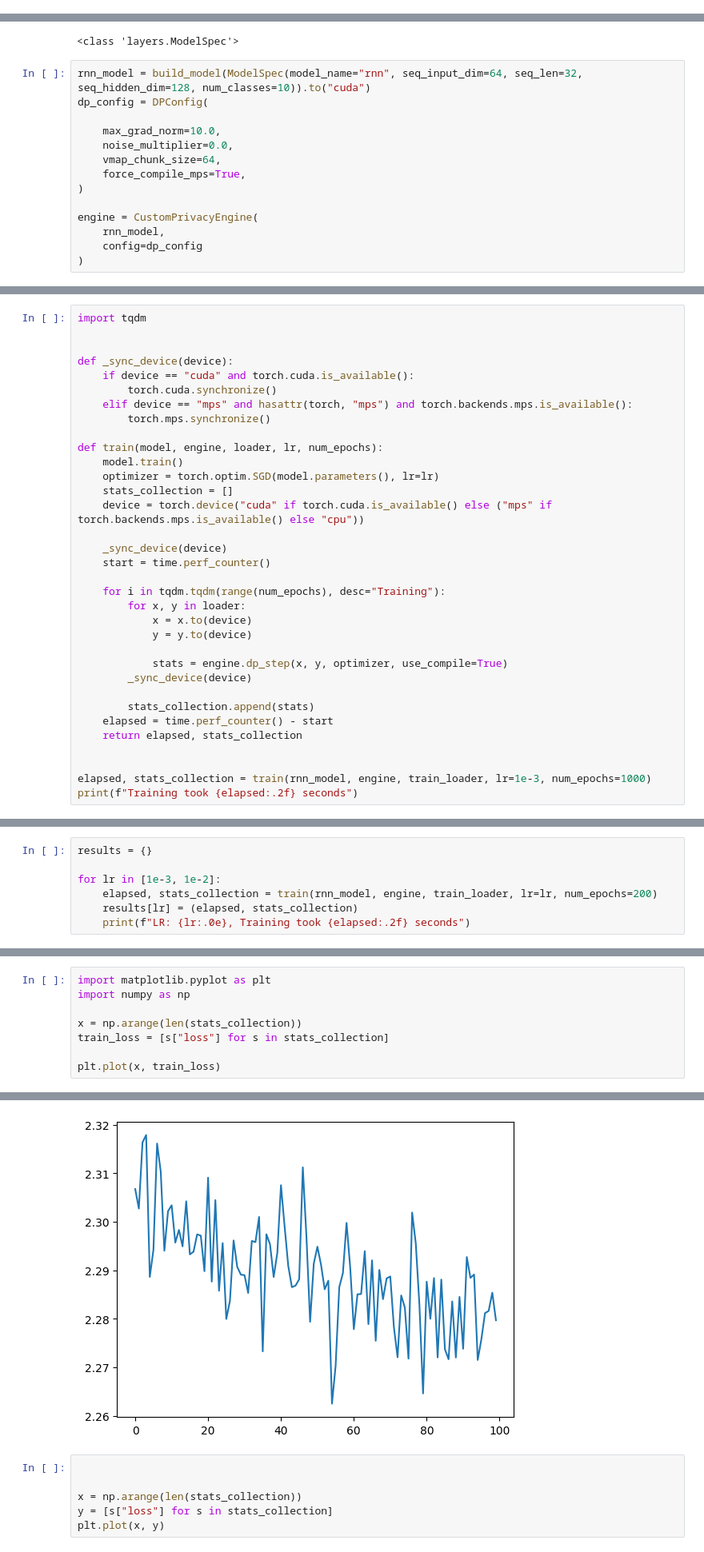
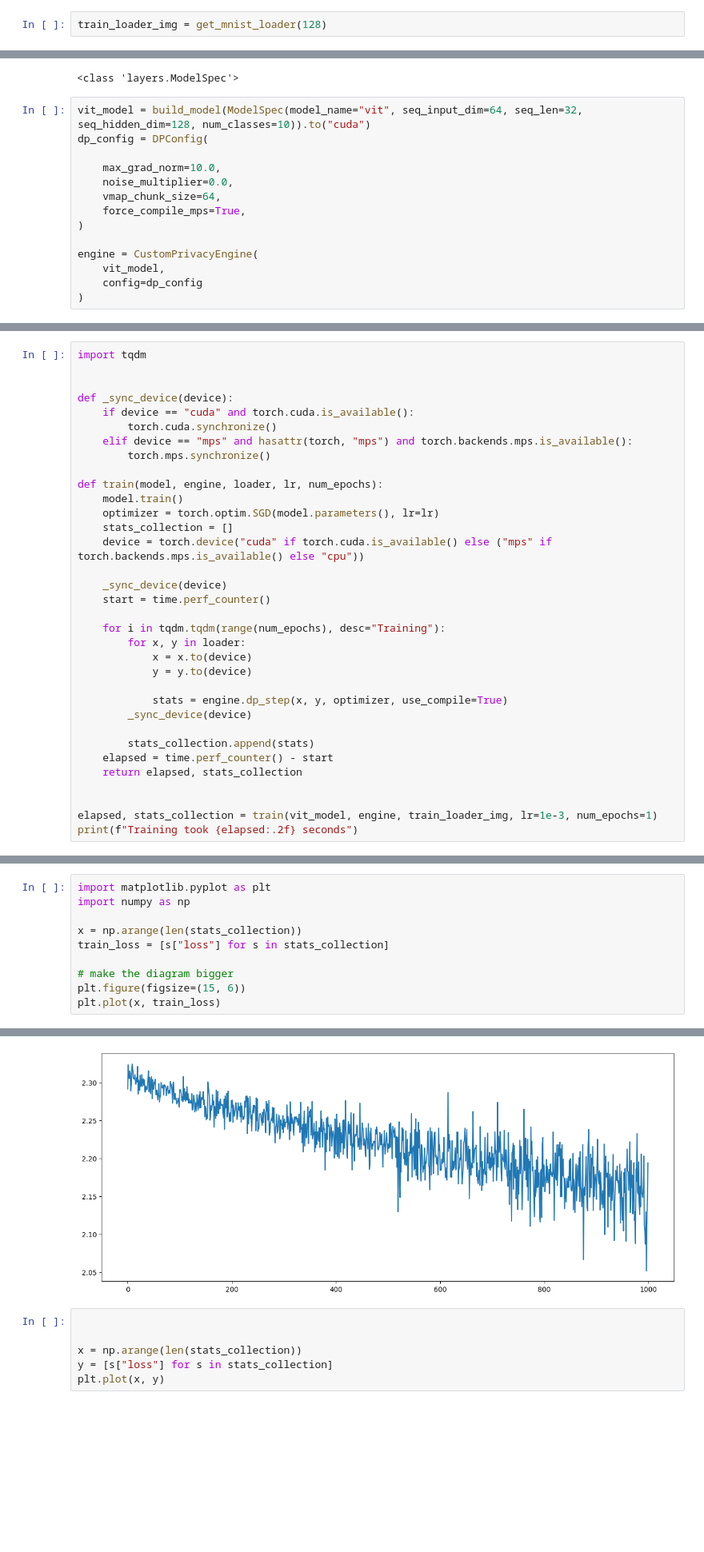
Before and after one commit to sinngam-khaidem/torch_jit, a Jupyter notebook: notebooks/ept.ipynb, the cells around one changed output, grey strips where cells are left out. Shown at 80% size. Drawn from its saved outputs; the diff is of its cells as text; blank space fills up the shorter version.

```diff
--- a/notebooks/ept.ipynb
+++ b/notebooks/ept.ipynb
@@ -58,3 +56,5 @@ len(train_loader.dataset), len(test_loader.dataset)
+# %%
+train_loader_img = get_mnist_loader(128)
 # %%
 
 from layers import ModelSpec, build_model
@@ -65,7 +65,7 @@ print(ModelSpec)
 # %% [output]
 <class 'layers.ModelSpec'>
 # %%
-rnn_model = build_model(ModelSpec(model_name="rnn", seq_input_dim=64, seq_len=32, seq_hidden_dim=128, num_classes=10)).to("cuda")
+vit_model = build_model(ModelSpec(model_name="vit", seq_input_dim=64, seq_len=32, seq_hidden_dim=128, num_classes=10)).to("cuda")
 dp_config = DPConfig(
 
     max_grad_norm=10.0,
@@ -75,7 +75,7 @@ dp_config = DPConfig(
 )
 
 engine = CustomPrivacyEngine(
-    rnn_model,
+    vit_model,
     config=dp_config
 )
 # %%
@@ -172,6 +182,6 @@ def train(model, engine, loader, lr, num_epochs):
     return elapsed, stats_collection
 
 
-elapsed, stats_collection = train(rnn_model, engine, train_loader, lr=1e-3, num_epochs=1000)
+elapsed, stats_collection = train(vit_model, engine, train_loader_img, lr=1e-3, num_epochs=1)
 print(f"Training took {elapsed:.2f} seconds")
 # %% [output]
@@ -179,7 +188,0 @@ Training took 235.92 seconds
-# %%
-results = {}
-
-for lr in [1e-3, 1e-2]:
-    elapsed, stats_collection = train(rnn_model, engine, train_loader, lr=lr, num_epochs=200)
-    results[lr] = (elapsed, stats_collection)
-    print(f"LR: {lr:.0e}, Training took {elapsed:.2f} seconds")
@@ -206,14 +189,16 @@ results[1e-5][-1]
 # %%
 import matplotlib.pyplot as plt
 import numpy as np
 
 x = np.arange(len(stats_collection))
 train_loss = [s["loss"] for s in stats_collection]
 
+# make the diagram bigger
+plt.figure(figsize=(15, 6))
 plt.plot(x, train_loss)
 # %% [output]
 [<matplotlib.lines.Line2D at 0x...>]
-[figure, old version]
+[figure, new version]
 # %%
 
 
```
Also changed, not shown: parts of 9 cells of this notebook, 10 other files.
